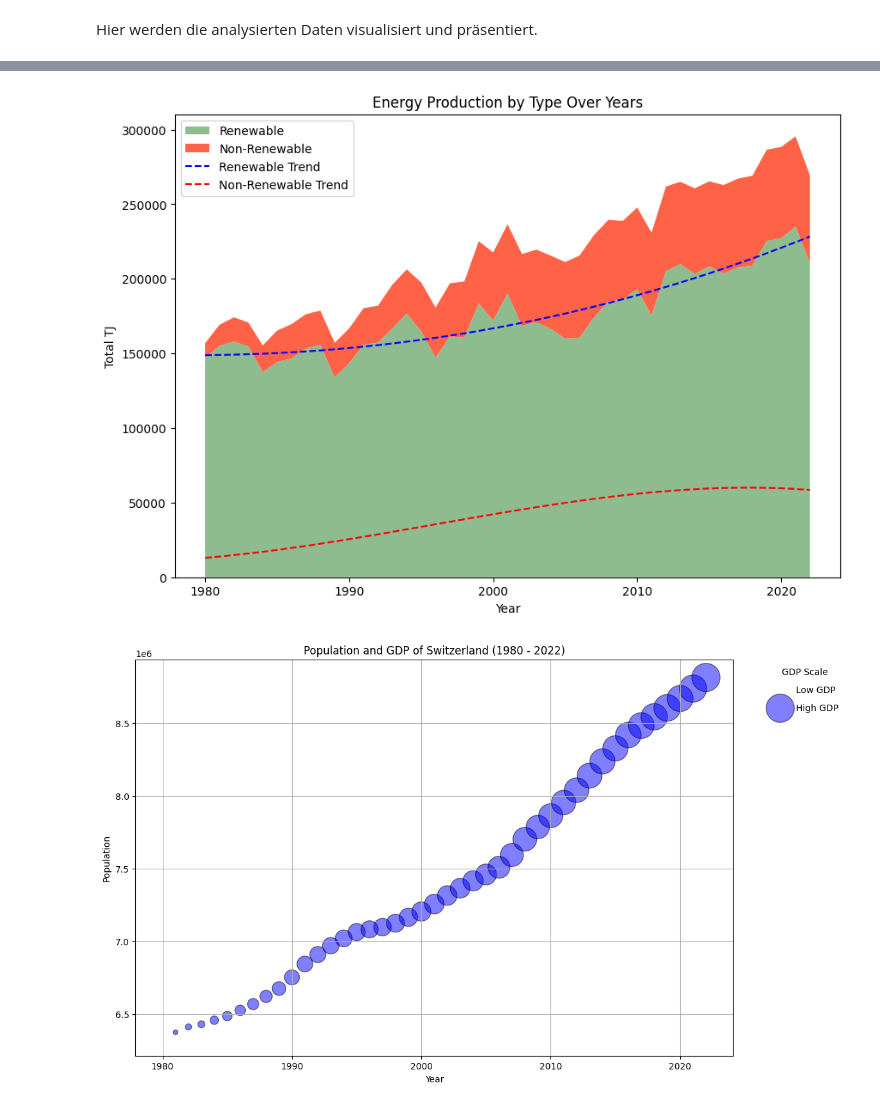
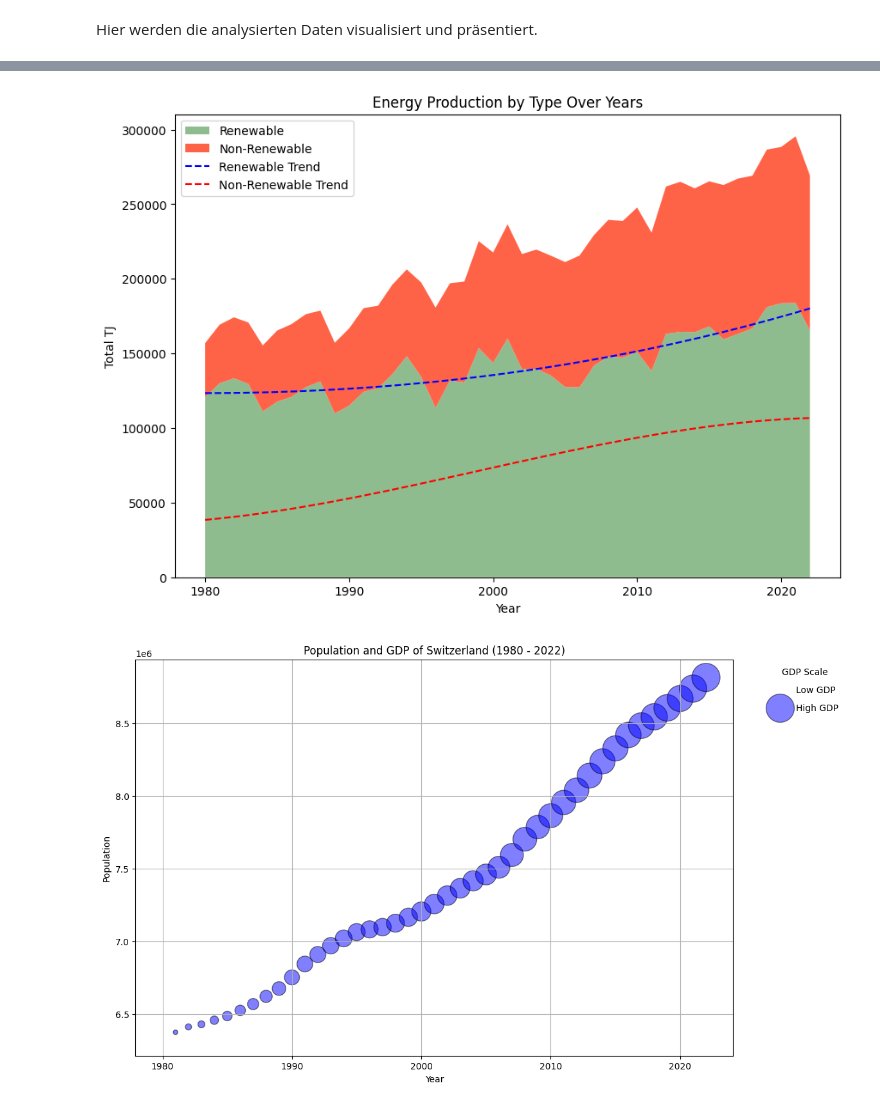
Before and after one commit to michaelzimmermannstudhslu/BINA_2024_energy_research, a Jupyter notebook: bina_casestudy_adhumezi.ipynb, the cells around one changed output, grey strips where cells are left out. Drawn from its saved outputs; the diff is of its cells as text; code cells hidden in the pictures.

```diff
--- a/bina_casestudy_adhumezi.ipynb
+++ b/bina_casestudy_adhumezi.ipynb
@@ -1043,15 +886,15 @@ Auch hier soll wieder die Analyse eine Antwort auf die erste Fragestellung geben
 Hier werden die analysierten Daten visualisiert und präsentiert.
 # %%
 # Linear Regression to fit trend line
-x = energy_endverbrauch_mit_bevoelkerung['Jahr'].astype(float)  # Convert years to float for regression analysis
-y = energy_endverbrauch_mit_bevoelkerung['Energy_pro_kopf']
+x = final_merged_df['Jahr'].astype(float)  # Convert years to float for regression analysis
+y = final_merged_df['Energy_per_head']
 slope, intercept = np.polyfit(x, y, 1)  # Perform linear regression
 trend_line = slope * x + intercept
 
 # Bar chart and trend line
 plt.figure(figsize=(12, 6))
-plt.bar(energy_endverbrauch_mit_bevoelkerung['Jahr'], energy_endverbrauch_mit_bevoelkerung['Energy_pro_kopf'], color='blue', label='Energieverbrauch pro Kopf')
-plt.plot(energy_endverbrauch_mit_bevoelkerung['Jahr'], trend_line, color='red', linewidth=2, label='Trendlinie')  # Plot trend line
+plt.bar(final_merged_df['Jahr'], final_merged_df['Energy_per_head'], color='blue', label='Energieverbrauch pro Kopf')
+plt.plot(final_merged_df['Jahr'], trend_line, color='red', linewidth=2, label='Trendlinie')  # Plot trend line
 plt.title('Energieverbrauch pro Kopf 1980 bis 2022')
 plt.xlabel('Jahr')
 plt.ylabel('Energieverbrauch pro Kopf')
@@ -1280,23 +1196,55 @@ plt.show()
 # %%
+# Kommentar Andi
+# Hier noch zu Daten Inlandproduktion die Daten vom Energieimport integrieren
+# EnergieImportTotal = Import ['Elektrizität' + 'Erdölprodukte' + 'Fernwärme' + 'Gas' + 'Holzenergie' + 'Kernbrennstoffe' + 'Kohle' + 'Müll und Industrieabfälle' + 'Rohöl' + 'Uebrige erneuerbare Energien' + 'Wasserkraft']
+# EnergieproduktionTotal = EnergieImportTotal + EnergieInlandproduktionTotal
+
+
+# Load data
+df = pd.read_csv('https://raw.githubusercontent.com/michaelzimmermannstudhslu/BINA_2024_energy_research/main/data/energiebilanz_ch.csv')
+
+# Clean data
+df.dropna(inplace=True)
+df['TJ'] = pd.to_numeric(df['TJ'], errors='coerce')
+df['TJ'] = df['TJ'].abs()
+df.dropna(subset=['TJ'], inplace=True)
+df['TJ'] = df['TJ'].astype(int)
+
+# Apply correct filtering for "Inlandproduktion"
+df = df[df['Rubrik'] == 'Inlandproduktion']
+
+# Define renewable and non-renewable energy sources
+renewables = ['Wasserkraft', 'Uebrige erneuerbare Energien']
+non_renewables = ['Gas', 'Holzenergie', 'Kohle', 'Müll und Industrieabfälle', 'Rohöl', 'Erdölprodukte']
+
+# Group by year and Energieträger, sum up TJ
+energy_sum_by_year_and_type = df.groupby(['Jahr', 'Energietraeger'])['TJ'].sum().reset_index()
+
+# Separate renewable and non-renewable energy data
+energy_sum_by_year_and_type['Type'] = energy_sum_by_year_and_type['Energietraeger'].apply(lambda x: 'Renewable' if x in renewables else 'Non-Renewable')
+
+# Group by year and type
+total_energy_by_type = energy_sum_by_year_and_type.groupby(['Jahr', 'Type'])['TJ'].sum().unstack(fill_value=0)
+
 # Fit polynomial trend lines
 years = total_energy_by_type.index.values
 renewable_trend = np.polyfit(years, total_energy_by_type['Renewable'], deg=3)
 non_renewable_trend = np.polyfit(years, total_energy_by_type['Non-Renewable'], deg=3)
 
 # Generate trend data
 renewable_trend_line = np.poly1d(renewable_trend)(years)
 non_renewable_trend_line = np.poly1d(non_renewable_trend)(years)
 
 # Plot stacked area plot with trend lines
 plt.figure(figsize=(10, 7))
 plt.stackplot(years, total_energy_by_type['Renewable'], total_energy_by_type['Non-Renewable'], labels=['Renewable', 'Non-Renewable'], colors=['#8fbc8f', '#ff6347'])
 plt.plot(years, renewable_trend_line, 'b--', label='Renewable Trend')
 plt.plot(years, non_renewable_trend_line, 'r--', label='Non-Renewable Trend')
 plt.title('Energy Production by Type Over Years')
 plt.xlabel('Year')
 plt.ylabel('Total TJ')
 plt.legend(loc='upper left')
 plt.show()
 # %% [output]
-[figure, old version]
+[figure, new version]
 # %%
```
Also changed, not shown: parts of 70 cells of this notebook.
